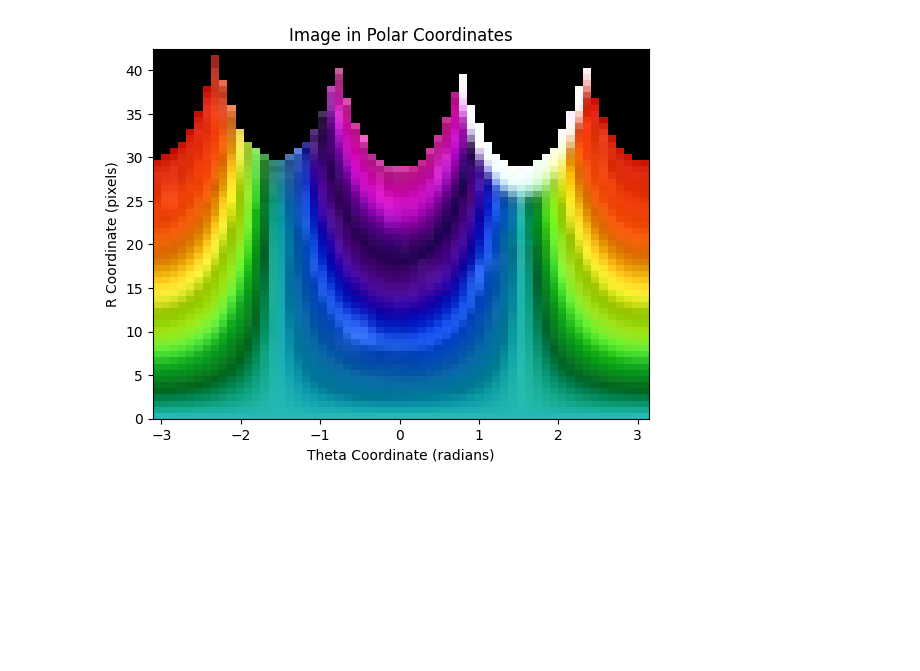
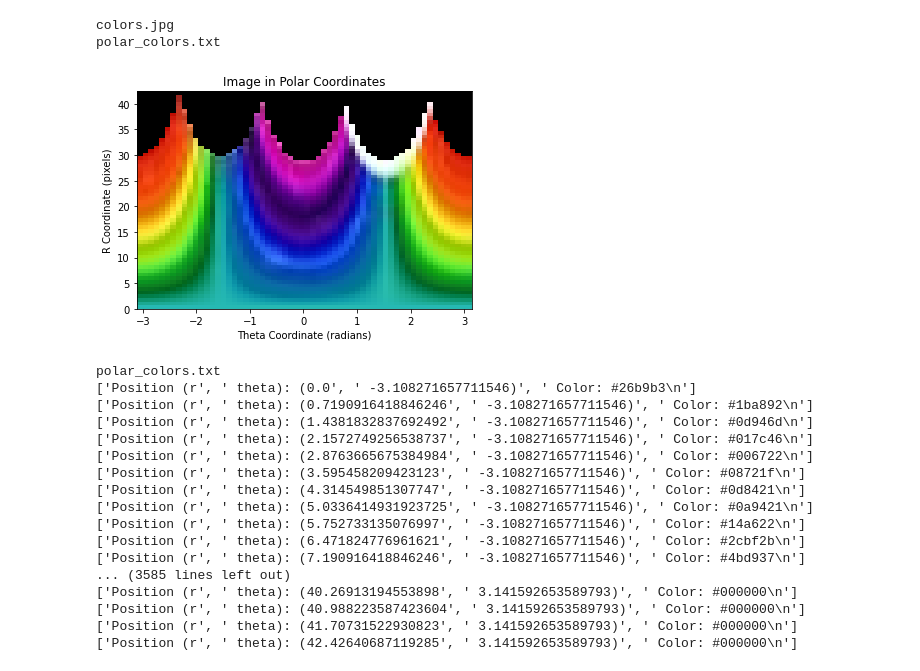
Before and after one commit to mhiga701/lightspeed, a Jupyter notebook: coordinates.ipynb, the cells around one changed output. Drawn from its saved outputs; the diff is of its cells as text; code cells hidden in the pictures; blank space fills up the shorter version.

Commit message:
cleaned up compiliation pipeline + changed recieved polar values to read by columns

```diff
--- a/coordinates.ipynb
+++ b/coordinates.ipynb
@@ -1,4 +1,5 @@
 # %%
+from os import environ
 import numpy as np
 import scipy as sp
 import skimage.io as ski
@@ -6,15 +7,34 @@ from PIL import Image
 import matplotlib.pyplot as plt
 
 def main():
-    resize_image('colors.jpg', 'resized_colors.jpg', size=(60, 60))
-    image = Image.open('resized_colors.jpg')
+
+    input_file = environ.get('input', 'colors.jpg')
+
+
+    #args = sys.argv[1:]
+    #print(args)
+    ## Offsetting the sysargs by 3 because there is tmp garbage
+    ## loaded in, if running from command line with specified
+    ## input files, this will grab it
+    #if len(args) > 2:
+    #    input_file=args[1]
+
+
+    output_file = 'polar_' + input_file.split('.')[0] + '.txt'
+
+    print(input_file)
+    print(output_file)
+
+    resize_image(input_file, 'input_resized.jpg', size=(60, 60))
+    image = Image.open('input_resized.jpg')
     image = image.convert('RGB')
     data = np.array(image)
     plot_polar_image(data)
 
     polar_grid, r_i, theta_i = reproject_image_into_polar(data, origin=None)
-    reshaped_data = reshape_polar_matrix(polar_grid, r_i, theta_i)
-    write_to_file(reshaped_data)
+    reshaped_data = reshape_polar_matrix_y(polar_grid, r_i, theta_i)
+    write_to_file(reshaped_data, output_file)
+    parse_data(output_file)
     # file_path = 'polar_image_data.txt'
     # r, theta, colors = parse_data(file_path)
     # plot_polar(r, theta, colors)
@@ -106,37 +126,85 @@ def polar2cart(r, theta):
     y = r * np.sin(theta)
     return x, y
 
-def reshape_polar_matrix(polar_grid, r_i, theta_i):
+def reshape_polar_matrix_x(polar_grid, r_i, theta_i):
     # Flatten the polar_grid to iterate over each pixel
     height, width, _ = polar_grid.shape
     reshaped_data = []
 
     for i in range(height):
         for j in range(width):
             # Calculate the specific r and theta for the current pixel
             r = r_i[i]
             theta = theta_i[j]
             color = polar_grid[i, j, :].astype(int)  # Assuming RGB colors
             reshaped_data.append(((r, theta), tuple(color)))
 
     return reshaped_data
+def reshape_polar_matrix_y(polar_grid, r_i, theta_i):
+    # Flatten the polar_grid to iterate over each pixel
+    height, width, _ = polar_grid.shape
+    reshaped_data = []
+
+    for j in range(width):
+        for i in range(height):
+            # Calculate the specific r and theta for the current pixel
+            r = r_i[i]
+            theta = theta_i[j]
+            color = polar_grid[i, j, :].astype(int)  # Assuming RGB colors
+            reshaped_data.append(((r, theta), tuple(color)))
+
+    return reshaped_data
 
 def rgb_to_hex(color):
     """Convert an RGB color to hexadecimal format."""
     return '#{:02x}{:02x}{:02x}'.format(*color)
 
 def write_to_file(reshaped_data, filename="polar_image_data.txt"):
+    print(filename)
     with open(filename, 'w') as file:
         for item in reshaped_data:
             position, color = item
             hex_color = rgb_to_hex(color)  # Convert RGB to Hex
             file.write(f"Position (r, theta): {position}, Color: {hex_color}\n")
 
+def parse_data(file_path):
+    r = []
+    theta = []
+    colors = []
+    with open(file_path, 'r') as file:
+        for line in file:
+            if "Position" in line:
+                parts = line.split(',')
+                # print(parts)
 
+                print(parts)
 
+                # r.append(r_value)
+                # theta.append(theta_value)
+                # colors.append(color)
+    return r, theta, colors
 
 
 ####export data to file in a format that could be read by C code
 main()
 # %% [output]
+colors.jpg
+polar_colors.txt
-[figure, old version]
+[figure, new version]
+polar_colors.txt
+['Position (r', ' theta): (0.0', ' -3.108271657711546)', ' Color: #26b9b3\n']
+['Position (r', ' theta): (0.7190916418846246', ' -3.108271657711546)', ' Color: #1ba892\n']
+['Position (r', ' theta): (1.4381832837692492', ' -3.108271657711546)', ' Color: #0d946d\n']
+['Position (r', ' theta): (2.1572749256538737', ' -3.108271657711546)', ' Color: #017c46\n']
+['Position (r', ' theta): (2.8763665675384984', ' -3.108271657711546)', ' Color: #006722\n']
+['Position (r', ' theta): (3.595458209423123', ' -3.108271657711546)', ' Color: #08721f\n']
+['Position (r', ' theta): (4.314549851307747', ' -3.108271657711546)', ' Color: #0d8421\n']
+['Position (r', ' theta): (5.0336414931923725', ' -3.108271657711546)', ' Color: #0a9421\n']
+['Position (r', ' theta): (5.752733135076997', ' -3.108271657711546)', ' Color: #14a622\n']
+['Position (r', ' theta): (6.471824776961621', ' -3.108271657711546)', ' Color: #2cbf2b\n']
+['Position (r', ' theta): (7.190916418846246', ' -3.108271657711546)', ' Color: #4bd937\n']
+... (3585 lines left out)
+['Position (r', ' theta): (40.26913194553898', ' 3.141592653589793)', ' Color: #000000\n']
+['Position (r', ' theta): (40.988223587423604', ' 3.141592653589793)', ' Color: #000000\n']
+['Position (r', ' theta): (41.70731522930823', ' 3.141592653589793)', ' Color: #000000\n']
+['Position (r', ' theta): (42.42640687119285', ' 3.141592653589793)', ' Color: #000000\n']
```
Also changed, not shown: parts of 1 cell of this notebook, 6 other files.
